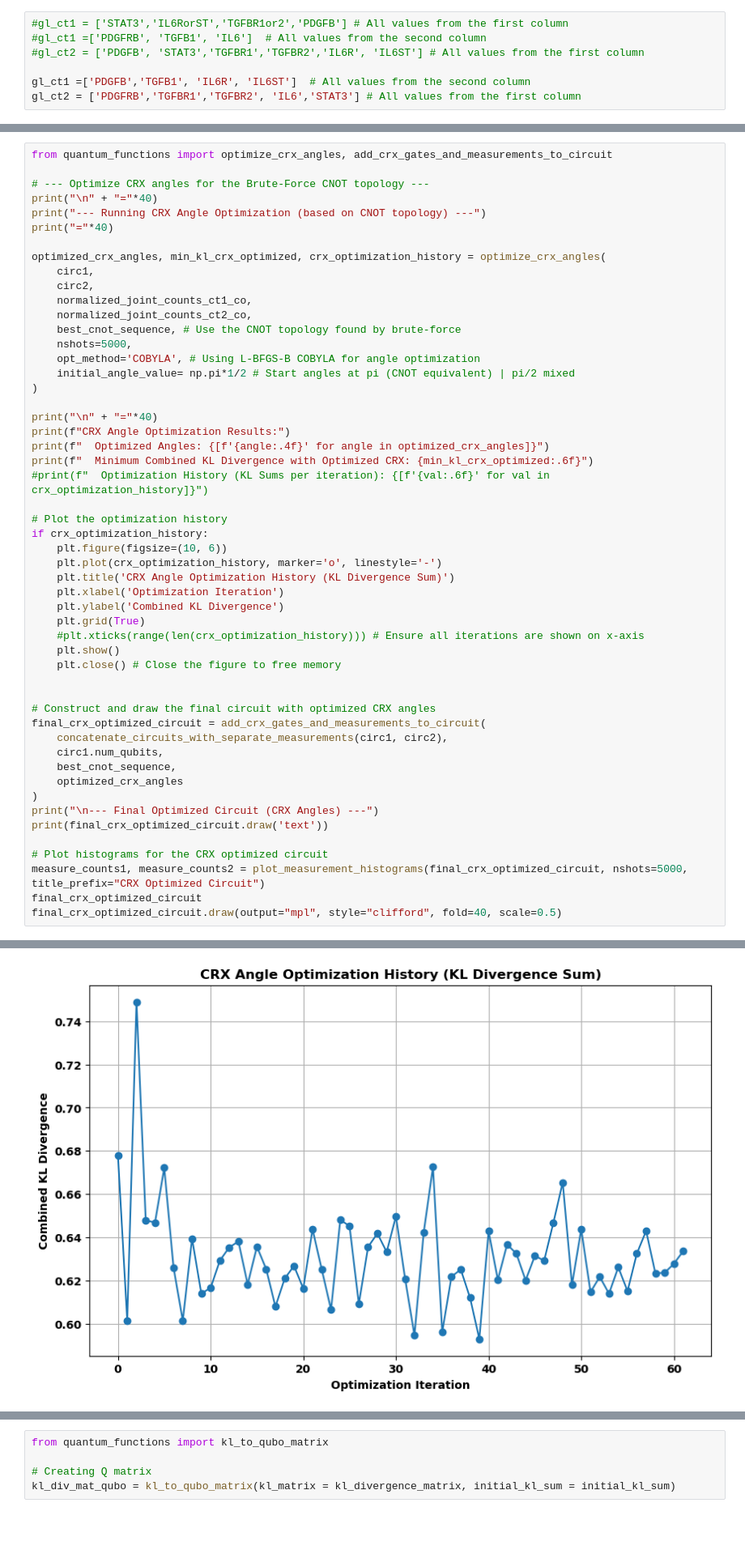
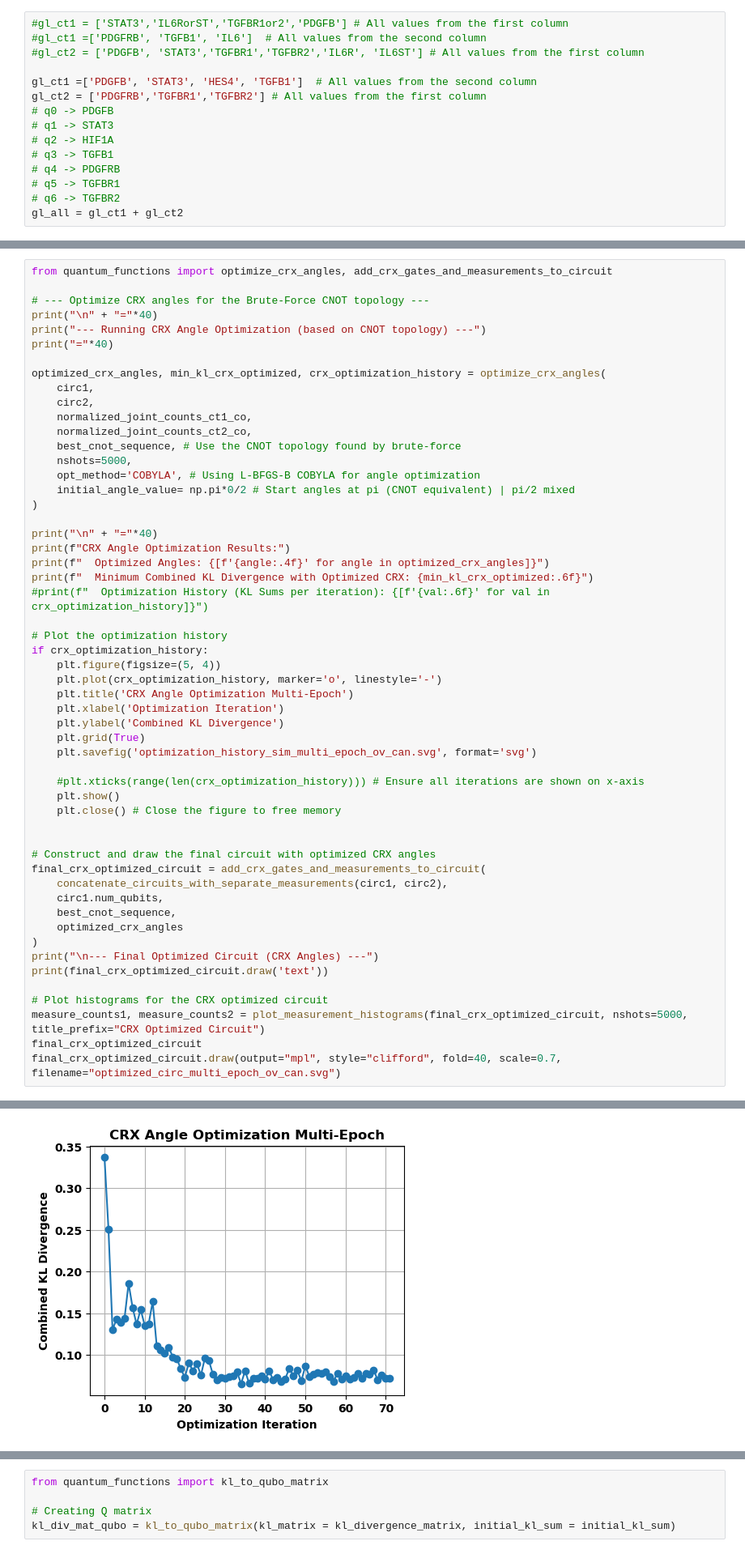
Before and after one commit to cailab-tamu/QuantumXCT, a Jupyter notebook: python/qxct_pred_sc_cocultured_monocultured.ipynb, the cells around one changed output, grey strips where cells are left out. Shown at 81% size. Cells and saved outputs as stored; diff of their text form; blank space fills up the shorter version.

```diff
--- a/python/qxct_pred_sc_cocultured_monocultured.ipynb
+++ b/python/qxct_pred_sc_cocultured_monocultured.ipynb
@@ -14,8 +23,16 @@ sc.pp.log1p(adata)
 #gl_ct1 =['PDGFRB', 'TGFB1', 'IL6']  # All values from the second column
 #gl_ct2 = ['PDGFB', 'STAT3','TGFBR1','TGFBR2','IL6R', 'IL6ST'] # All values from the first column
 
-gl_ct1 =['PDGFB','TGFB1', 'IL6R', 'IL6ST']  # All values from the second column
-gl_ct2 = ['PDGFRB','TGFBR1','TGFBR2', 'IL6','STAT3'] # All values from the first column
+gl_ct1 =['PDGFB', 'STAT3', 'HES4', 'TGFB1']  # All values from the second column
+gl_ct2 = ['PDGFRB','TGFBR1','TGFBR2'] # All values from the first column
+# q0 -> PDGFB
+# q1 -> STAT3
+# q2 -> HIF1A
+# q3 -> TGFB1
+# q4 -> PDGFRB
+# q5 -> TGFBR1
+# q6 -> TGFBR2
+gl_all = gl_ct1 + gl_ct2
 # %%
 from scipy.sparse import issparse
 
@@ -769,7 +817,7 @@ optimized_crx_angles, min_kl_crx_optimized, crx_optimization_history = optimize_
     best_cnot_sequence, # Use the CNOT topology found by brute-force
     nshots=5000,
     opt_method='COBYLA', # Using L-BFGS-B COBYLA for angle optimization
-    initial_angle_value= np.pi*1/2 # Start angles at pi (CNOT equivalent) | pi/2 mixed
+    initial_angle_value= np.pi*0/2 # Start angles at pi (CNOT equivalent) | pi/2 mixed
 )
 
 print("\n" + "="*40)
@@ -780,12 +828,14 @@ print(f"  Minimum Combined KL Divergence with Optimized CRX: {min_kl_crx_optimiz
 
 # Plot the optimization history
 if crx_optimization_history:
-    plt.figure(figsize=(10, 6))
+    plt.figure(figsize=(5, 4))
     plt.plot(crx_optimization_history, marker='o', linestyle='-')
-    plt.title('CRX Angle Optimization History (KL Divergence Sum)')
+    plt.title('CRX Angle Optimization Multi-Epoch')
     plt.xlabel('Optimization Iteration')
     plt.ylabel('Combined KL Divergence')
     plt.grid(True)
+    plt.savefig('optimization_history_sim_multi_epoch_ov_can.svg', format='svg')
+
     #plt.xticks(range(len(crx_optimization_history))) # Ensure all iterations are shown on x-axis
     plt.show()
     plt.close() # Close the figure to free memory
@@ -804,7 +854,7 @@ print(final_crx_optimized_circuit.draw('text'))
 # Plot histograms for the CRX optimized circuit
 measure_counts1, measure_counts2 = plot_measurement_histograms(final_crx_optimized_circuit, nshots=5000, title_prefix="CRX Optimized Circuit")
 final_crx_optimized_circuit
-final_crx_optimized_circuit.draw(output="mpl", style="clifford", fold=40, scale=0.5)
+final_crx_optimized_circuit.draw(output="mpl", style="clifford", fold=40, scale=0.7, filename="optimized_circ_multi_epoch_ov_can.svg")
 # %% [output]
 ========================================
 --- Running CRX Angle Optimization (based on CNOT topology) ---
@@ -825,4 +875,4 @@ CRX Angle Optimization Results:
-[figure, old version]
+[figure, new version]
 --- Final Optimized Circuit (CRX Angles) ---
               »
          q_0: »
```
Also changed, not shown: parts of 21 cells of this notebook, 1 other file.
